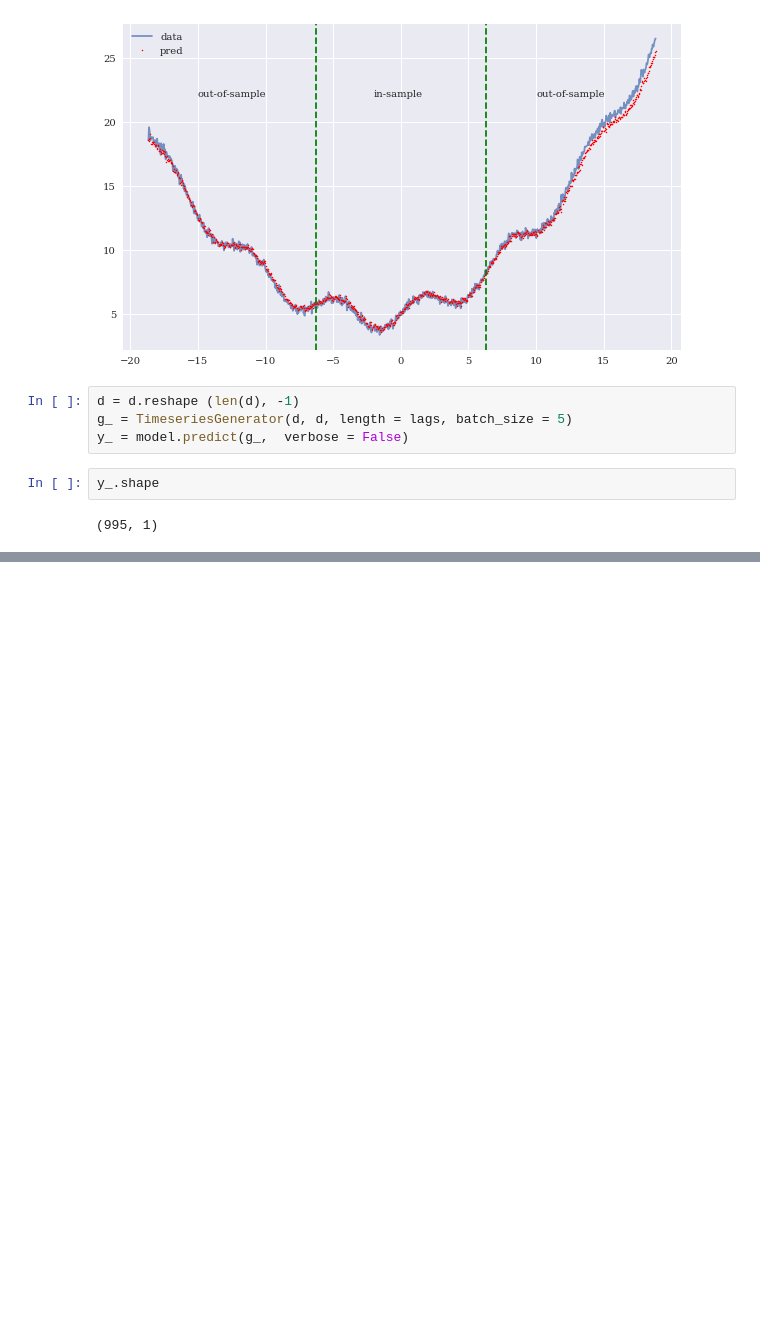
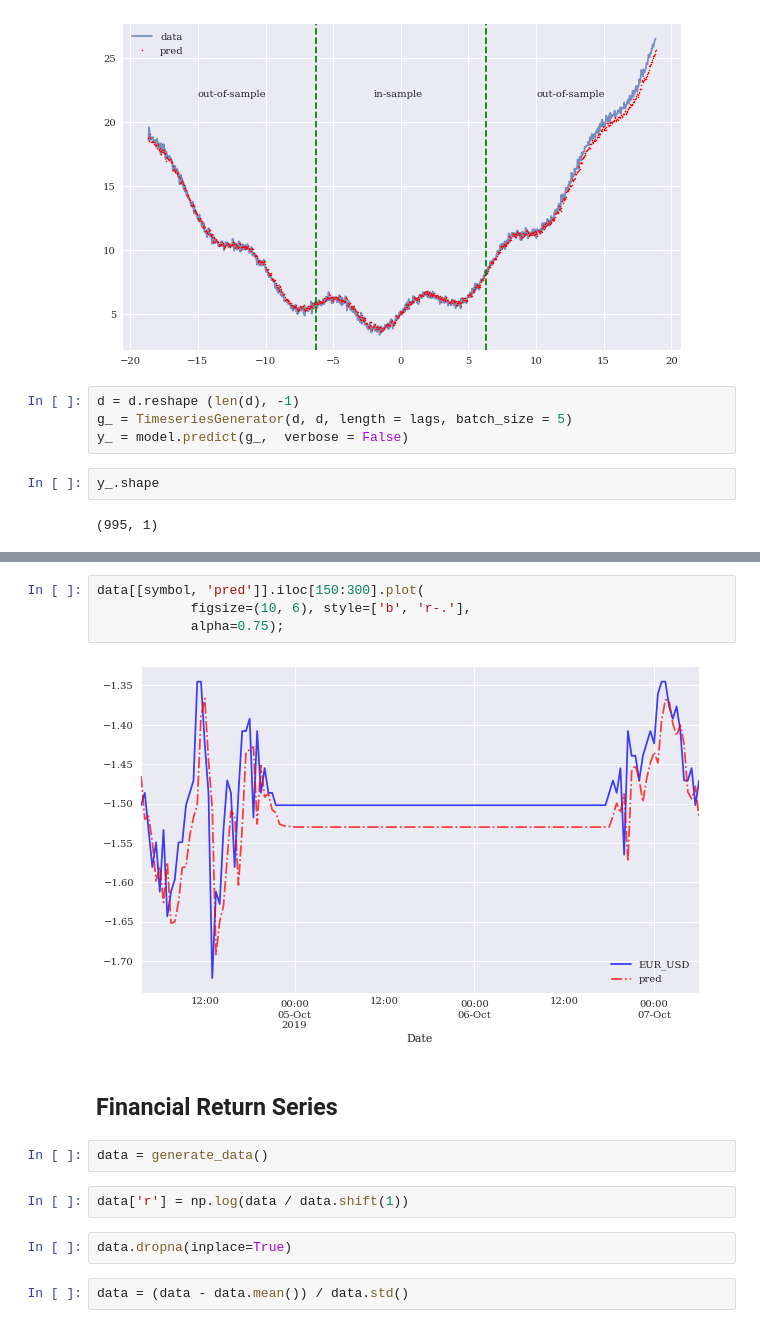
Before and after one commit to michaelsyao/AI_in_Finance, a Jupyter notebook: 08_recurrent_networks.ipynb, the cells around one changed output, grey strips where cells are left out. Drawn from its saved outputs; the diff is of its cells as text; blank space fills up the shorter version.

```diff
--- a/08_recurrent_networks.ipynb
+++ b/08_recurrent_networks.ipynb
@@ -357,0 +433,16 @@ y_.shape
+# %%
+data[[symbol, 'pred']].iloc[150:300].plot(
+            figsize=(10, 6), style=['b', 'r-.'],
+            alpha=0.75);
+# %% [output]
+[figure, added]
+# %% [markdown]
+## Financial Return Series
+# %%
+data = generate_data()
+# %%
+data['r'] = np.log(data / data.shift(1))
+# %%
+data.dropna(inplace=True)
+# %%
+data = (data - data.mean()) / data.std()
```
Also changed, not shown: parts of 91 cells of this notebook.
